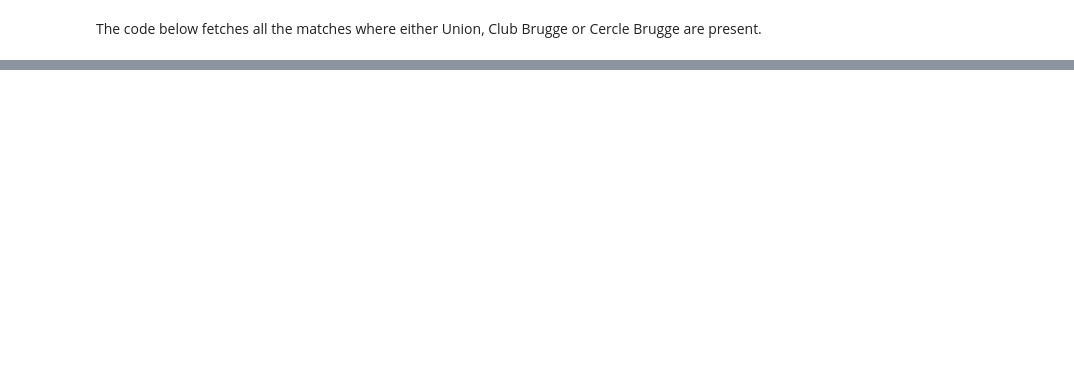
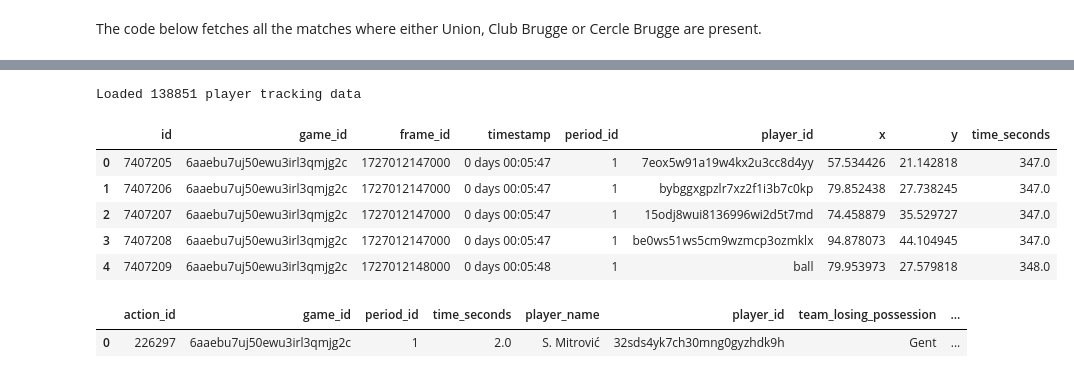
Before and after one commit to sergeygdb/soccer_analytics_projectweek, a Jupyter notebook: Knowlegde Portfolio/exploration.ipynb, the cells around one changed output, grey strips where cells are left out. Drawn from its saved outputs; the diff is of its cells as text; code cells hidden in the pictures; blank space fills up the shorter version.

```diff
--- a/Knowlegde Portfolio/exploration.ipynb
+++ b/Knowlegde Portfolio/exploration.ipynb
@@ -46,0 +283,32 @@ matches.head()
+# %%
+# Get all the player tracking data for "gameid"
+query = """
+select *
+from player_tracking
+where game_id = %s
+"""
+player_tracking_df = pd.read_sql_query(query, conn, params=(gameid,))
+print(f"Loaded {len(player_tracking_df)} player tracking data")
+# Add the time_seconds column to the player_tracking_df based on the timestamp
+# Convert timestamp to timedelta
+player_tracking_df['timestamp'] = pd.to_timedelta(player_tracking_df['timestamp'])
+
+# Extract total seconds
+player_tracking_df['time_seconds'] = player_tracking_df['timestamp'].dt.total_seconds()
+
+display(player_tracking_df.head())
+# %% [output]
+Loaded 138851 player tracking data
+|  | id | game_id | frame_id | timestamp | period_id | player_id | x | y | time_seconds |
+| 0 | 7407205 | 6aaebu7uj50ewu3irl3qmjg2c | 1727012147000 | 0 days 00:05:47 | 1 | 7eox5w91a19w4kx2u3cc8d4yy | 57.534426 | 21.142818 | 347.0 |
+| 1 | 7407206 | 6aaebu7uj50ewu3irl3qmjg2c | 1727012147000 | 0 days 00:05:47 | 1 | bybggxgpzlr7xz2f1i3b7c0kp | 79.852438 | 27.738245 | 347.0 |
+| 2 | 7407207 | 6aaebu7uj50ewu3irl3qmjg2c | 1727012147000 | 0 days 00:05:47 | 1 | 15odj8wui8136996wi2d5t7md | 74.458879 | 35.529727 | 347.0 |
+| 3 | 7407208 | 6aaebu7uj50ewu3irl3qmjg2c | 1727012147000 | 0 days 00:05:47 | 1 | be0ws51ws5cm9wzmcp3ozmklx | 94.878073 | 44.104945 | 347.0 |
+| 4 | 7407209 | 6aaebu7uj50ewu3irl3qmjg2c | 1727012148000 | 0 days 00:05:48 | 1 | ball | 79.953973 | 27.579818 | 348.0 |
+# %%
+#Only keep the first 5 rows of the filtered_df dataframe
+filtered_df = filtered_df.head(1)
+display(filtered_df)
+# %% [output]
+|  | action_id | game_id | period_id | time_seconds | player_name | player_id | team_losing_possession | ... |
+| 0 | 226297 | 6aaebu7uj50ewu3irl3qmjg2c | 1 | 2.0 | S. Mitrović | 32sds4yk7ch30mng0gyzhdk9h | Gent | ... |
```
Also changed, not shown: parts of 9 cells of this notebook, 2 other files.
